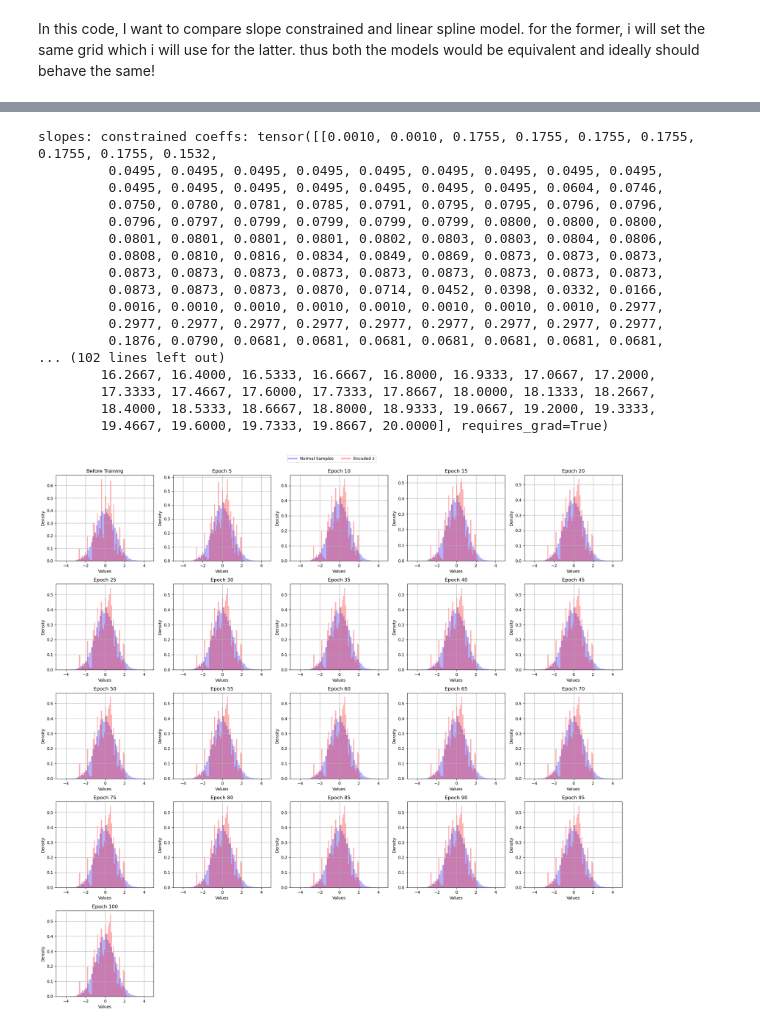
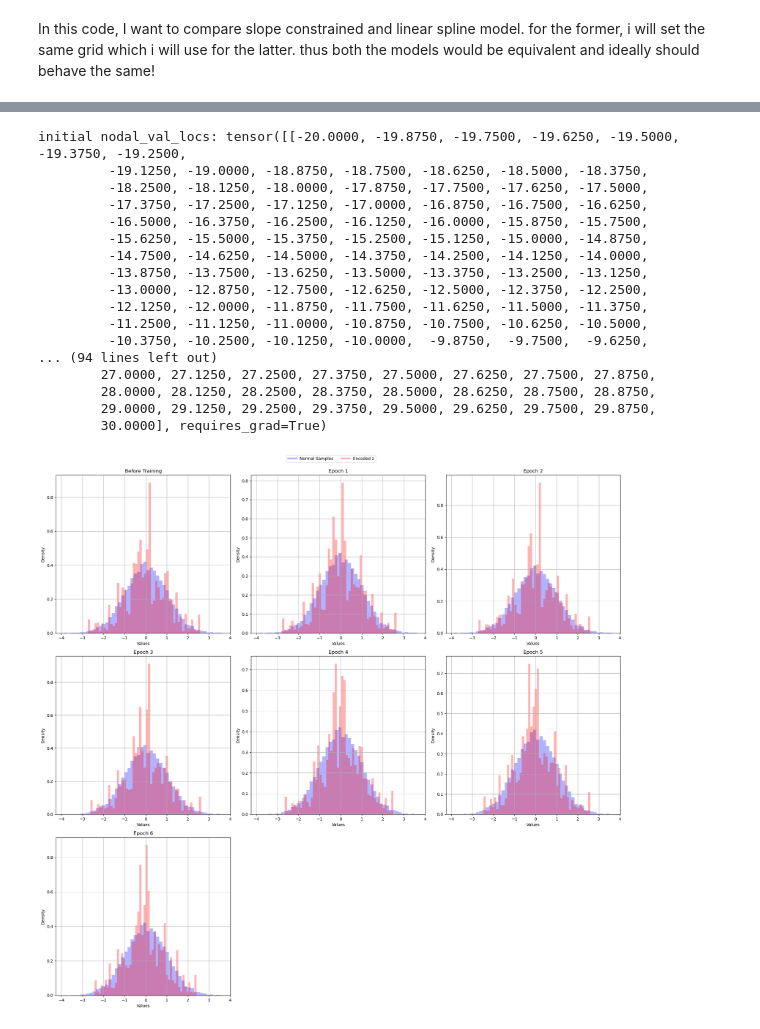
Before and after one commit to neelkanthrawat/Lipschitz_DSNN, a Jupyter notebook: with_TV2_regul.ipynb, the cells around one changed output, grey strips where cells are left out. Drawn from its saved outputs; the diff is of its cells as text; code cells hidden in the pictures.

```diff
--- a/with_TV2_regul.ipynb
+++ b/with_TV2_regul.ipynb
@@ -134,7 +137,7 @@ def generate_laplace_data(mean, scale, total_samples, train_ratio=0.7, val_ratio
 # GENERATE LAPLACE DATA
 mean = 5
 scale = 6
-total_samples = 30000
+total_samples = 70000
 # for each minibatch, new data
 #
 train_data, val_data, test_data = generate_laplace_data(mean, scale, total_samples)
@@ -728,7 +731,7 @@ def generate_unequally_spaced_sorted_numbers(start_val, end_val, N):
 
     return scaled_values
 # %%
-SIZE=201;RANGE=20; START_VAL=-20; END_VAL=30
+SIZE=401;RANGE=20; START_VAL=-20; END_VAL=30
 #GRID_VALS= generate_unequally_spaced_sorted_numbers(start_val=START_VAL,end_val=END_VAL,N=SIZE)
 GRID_VALS,FN_INIT = transformation_laplace_to_std_normal(mu=mean, b=scale, x_range=(START_VAL,END_VAL), num_points=SIZE)
 noise = torch.randn_like(torch.tensor(FN_INIT)) * 2e-1
@@ -856,8 +859,8 @@ def analyse_training(model_in, test_data,train_loss, val_loss,model_params_list,
                         range_=RANGE,
                         grid_values=model_in.nodal_val_loc_tensor.detach().reshape(-1),
                         init="maxmin",#"maxmin",# what if I try relu activation function?
-                        smin=0.01,
-                        smax=2,
+                        smin=0.001,
+                        smax=10,
                         slope_constrained=1
 )
 
@@ -1001,18 +1000,18 @@ plot_multiple_histogram([np.random.normal(0, 1, num_samples),
 # %%
-# 2ND TIME training 100 more rounds
+# 2ND TIME training 100 more rounds but with different tv2 regul strength (further reduced a bit)
 train_loss2, val_loss2, epoch_wise_param_list,coeffs_unconstrained_evol2, coeffs_const_evol2 = train_and_evaluate(
     model = model2,
     train_loader=train_loader,
     val_loader=val_loader,
-    num_epochs=100,
+    num_epochs=6,
     scheduler_type="ReduceLROnPlateau",
-    lr=0.000095,#0.004
+    lr=0.0005,#0.004
     print_after=1,
     track_coefficients=1, #
     type_model="scls",
     tv2_regulation= 1,
-    lambda_tv2=0.001,#0.095,
+    lambda_tv2=0.000065,#0.095,
     gamma = 0.5, # schedular, learning rate decay factor
-    alpha_nll=1
+    alpha_nll=1# We don;t need any alpha anymore! get rid of this in the code later
 )
 # %% [output]
@@ -1034,5 +1027,5 @@ analyse_training(model_in=model2,
 train_loss=train_loss2, val_loss=val_loss2,
                 test_data=test_data, figsize=(20,20),
                 model_params_list=epoch_wise_param_list,
-                num_coeffs=10,print_model_params=0, plot_freq=5) # 40 more (30 below+40 x3 below + 40  more= 70+40+40 + 40=110+40 +40=150+40=190)
+                num_coeffs=10,print_model_params=0, plot_freq=1) # 40 more (30 below+40 x3 below + 40  more= 70+40+40 + 40=110+40 +40=150+40=190)
 # %% [output]
@@ -1042,18 +1035,18 @@ train_loss=train_loss2, val_loss=val_loss2,
-slopes: constrained coeffs: tensor([[0.0010, 0.0010, 0.1755, 0.1755, 0.1755, 0.1755, 0.1755, 0.1755, 0.1532,
-         0.0495, 0.0495, 0.0495, 0.0495, 0.0495, 0.0495, 0.0495, 0.0495, 0.0495,
-         0.0495, 0.0495, 0.0495, 0.0495, 0.0495, 0.0495, 0.0495, 0.0604, 0.0746,
-         0.0750, 0.0780, 0.0781, 0.0785, 0.0791, 0.0795, 0.0795, 0.0796, 0.0796,
-         0.0796, 0.0797, 0.0799, 0.0799, 0.0799, 0.0799, 0.0800, 0.0800, 0.0800,
-         0.0801, 0.0801, 0.0801, 0.0801, 0.0802, 0.0803, 0.0803, 0.0804, 0.0806,
-         0.0808, 0.0810, 0.0816, 0.0834, 0.0849, 0.0869, 0.0873, 0.0873, 0.0873,
-         0.0873, 0.0873, 0.0873, 0.0873, 0.0873, 0.0873, 0.0873, 0.0873, 0.0873,
-         0.0873, 0.0873, 0.0873, 0.0870, 0.0714, 0.0452, 0.0398, 0.0332, 0.0166,
-         0.0016, 0.0010, 0.0010, 0.0010, 0.0010, 0.0010, 0.0010, 0.0010, 0.2977,
-         0.2977, 0.2977, 0.2977, 0.2977, 0.2977, 0.2977, 0.2977, 0.2977, 0.2977,
-         0.1876, 0.0790, 0.0681, 0.0681, 0.0681, 0.0681, 0.0681, 0.0681, 0.0681,
-... (102 lines left out)
-        16.2667, 16.4000, 16.5333, 16.6667, 16.8000, 16.9333, 17.0667, 17.2000,
-        17.3333, 17.4667, 17.6000, 17.7333, 17.8667, 18.0000, 18.1333, 18.2667,
-        18.4000, 18.5333, 18.6667, 18.8000, 18.9333, 19.0667, 19.2000, 19.3333,
-        19.4667, 19.6000, 19.7333, 19.8667, 20.0000], requires_grad=True)
+initial nodal_val_locs: tensor([[-20.0000, -19.8750, -19.7500, -19.6250, -19.5000, -19.3750, -19.2500,
+         -19.1250, -19.0000, -18.8750, -18.7500, -18.6250, -18.5000, -18.3750,
+         -18.2500, -18.1250, -18.0000, -17.8750, -17.7500, -17.6250, -17.5000,
+         -17.3750, -17.2500, -17.1250, -17.0000, -16.8750, -16.7500, -16.6250,
+         -16.5000, -16.3750, -16.2500, -16.1250, -16.0000, -15.8750, -15.7500,
+         -15.6250, -15.5000, -15.3750, -15.2500, -15.1250, -15.0000, -14.8750,
+         -14.7500, -14.6250, -14.5000, -14.3750, -14.2500, -14.1250, -14.0000,
+         -13.8750, -13.7500, -13.6250, -13.5000, -13.3750, -13.2500, -13.1250,
+         -13.0000, -12.8750, -12.7500, -12.6250, -12.5000, -12.3750, -12.2500,
+         -12.1250, -12.0000, -11.8750, -11.7500, -11.6250, -11.5000, -11.3750,
+         -11.2500, -11.1250, -11.0000, -10.8750, -10.7500, -10.6250, -10.5000,
+         -10.3750, -10.2500, -10.1250, -10.0000,  -9.8750,  -9.7500,  -9.6250,
+... (94 lines left out)
+        27.0000, 27.1250, 27.2500, 27.3750, 27.5000, 27.6250, 27.7500, 27.8750,
+        28.0000, 28.1250, 28.2500, 28.3750, 28.5000, 28.6250, 28.7500, 28.8750,
+        29.0000, 29.1250, 29.2500, 29.3750, 29.5000, 29.6250, 29.7500, 29.8750,
+        30.0000], requires_grad=True)
-[figure, old version]
+[figure, new version]
```
Also changed, not shown: parts of 18 cells of this notebook.
